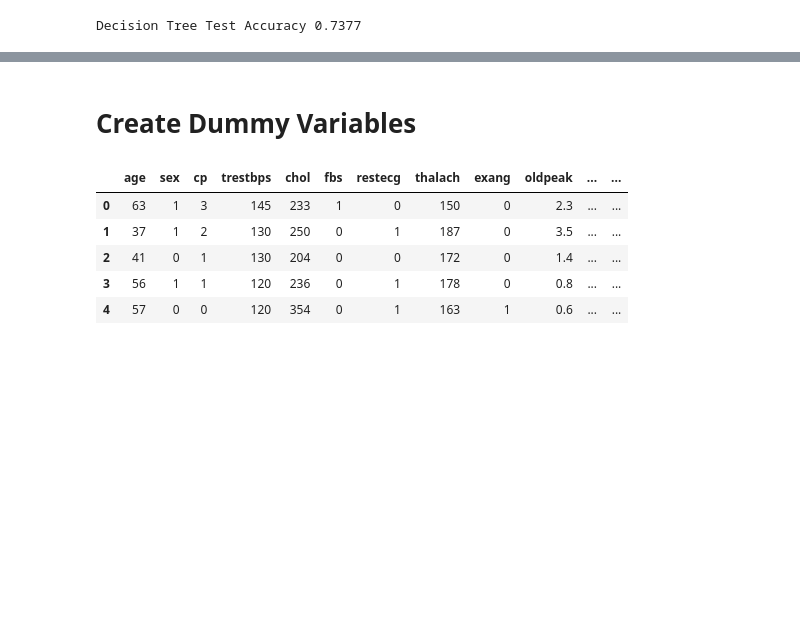
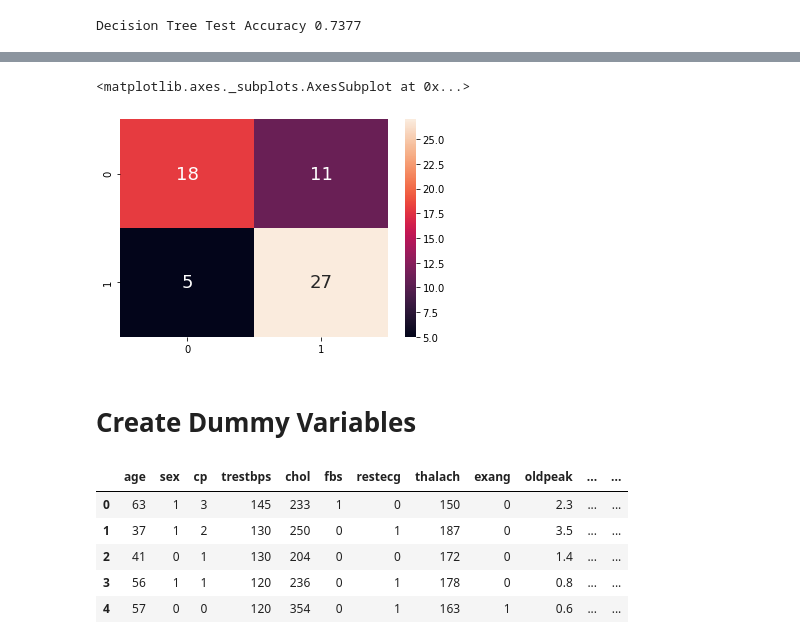
Before and after one commit to lowwilliam/Disease_Prediction, a Jupyter notebook: heart disease - classification.ipynb, the cells around one changed output, grey strips where cells are left out. Drawn from its saved outputs; the diff is of its cells as text; code cells hidden in the pictures; blank space fills up the shorter version.

```diff
--- a/heart disease - classification.ipynb
+++ b/heart disease - classification.ipynb
@@ -265,3 +266,11 @@ Specificity :  0.8387096774193549
+# %%
+# Plot the two-way Confusion Matrix
+from sklearn.metrics import confusion_matrix
+sb.heatmap(confusion_matrix(y_test, y_pred_bin),
+           annot = True, fmt=".0f", annot_kws={"size": 18})
+# %% [output]
+<matplotlib.axes._subplots.AxesSubplot at 0x...>
+[figure, added]
 # %% [markdown]
 # Create Dummy Variables
 # %%
```
Also changed, not shown: parts of 14 cells of this notebook.
